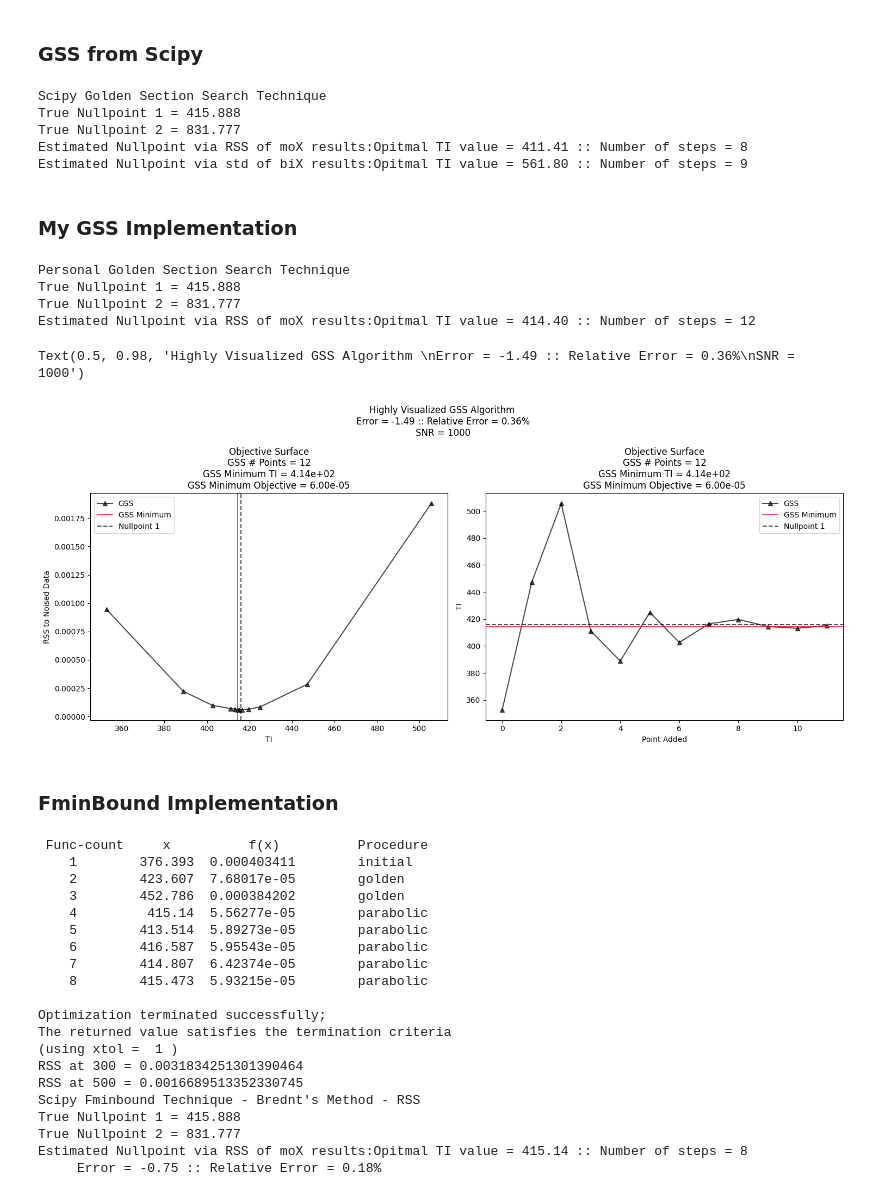
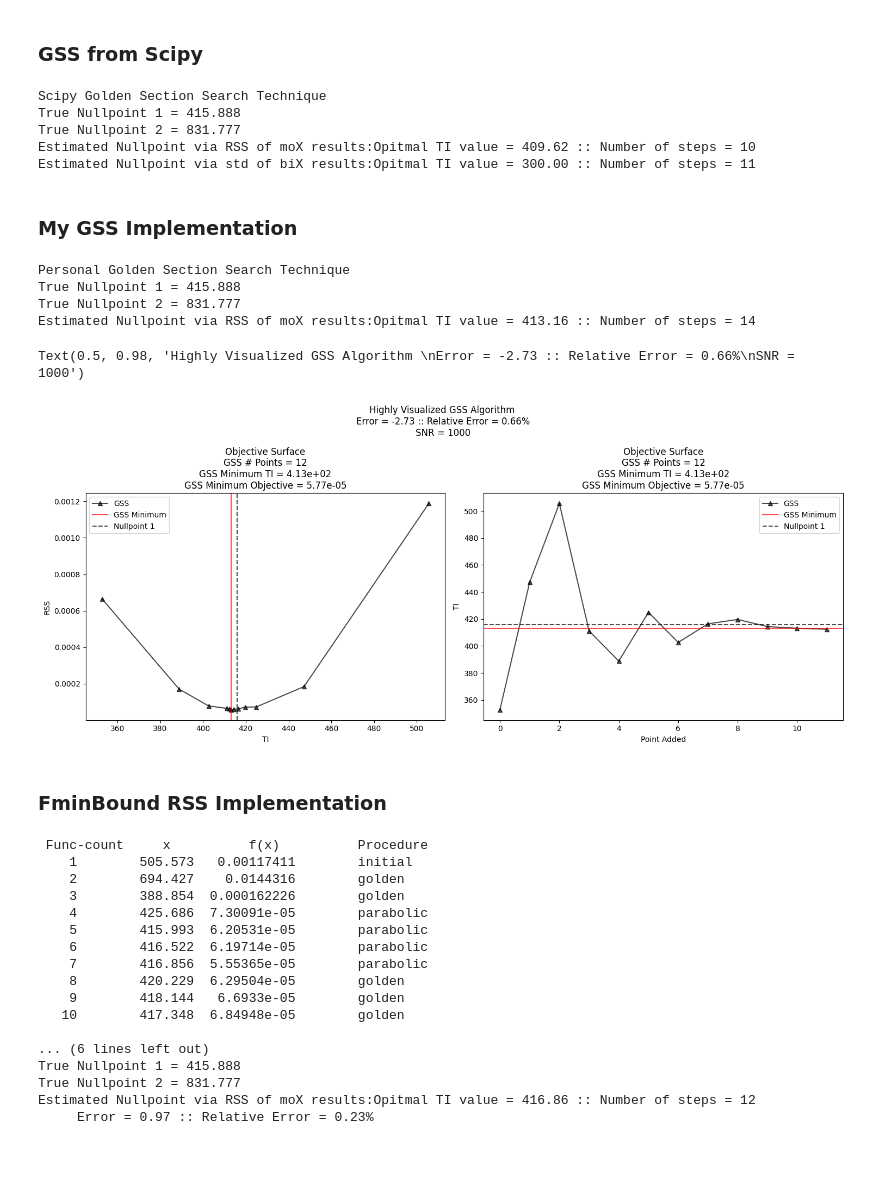
Before and after one commit to Griffin997/Stabilization, a Jupyter notebook: find_Nullpoint.ipynb, the cells around one changed output. Drawn from its saved outputs; the diff is of its cells as text; code cells hidden in the pictures; blank space fills up the shorter version.

```diff
--- a/find_Nullpoint.ipynb
+++ b/find_Nullpoint.ipynb
@@ -23,8 +23,8 @@ from matplotlib import cm
 TE_array = np.arange(8, 513, 8) #ms units
 
 #### Model parameters
-c1 = 0.5
-c2 = 0.5
+c1 = 0.4
+c2 = 0.6
 T21 = 45
 T22 = 200
 T11 = 600
@@ -40,4 +40,7 @@ TI2star = np.log(2)*T12
 SNR_fixed = 1000
 num_iters = 10
 rand_seed = 10
-num_starts = 10
+num_starts = 15
+
+print(TI1star)
+print(TI2star)
@@ -67,10 +73,10 @@ def add_noise(data,SNR):
 def get_func_bounds(function):
     f_name = function.__name__
     if f_name == "S_biX_4p":
-        lower_bound = (-1,-1,1,1)
+        lower_bound = (-1,-1,0,0)
         upper_bound = (1,1,300,1000)
     elif f_name == "S_moX_2p":
-        lower_bound = (-1,1)
+        lower_bound = (-1,0)
         upper_bound = (1,1000)
     else:
         raise Exception("Not a valid function: " + f_name)
@@ -88,6 +94,16 @@ def get_param_list(function):
 
     return params
 
+def set_p0(lb, ub, seed_val = 1, random = True):
+    true_params = [T11, T12, c1, c2, T21, T22]
+    if random:
+        # np.random.seed(seed_val)
+        p0 = [np.random.uniform(lb[i],ub[i]) for i in range(len(lb))]
+    else:
+        p0 = true_params
+
+    return p0
+
 def convert_fullOutput(output):
 
     if np.size(output)==3 or np.size(output)==5: #in the case of golden search methods
@@ -117,7 +133,7 @@ def check_param_order(popt):
 def estimate_NLLS(data, tdata, function):
 
     lb, ub = get_func_bounds(function)
-    init_p = tuple(np.add(np.subtract(ub,lb)*np.random.uniform(0,1,np.size(lb)),lb))
+    init_p = set_p0(lb, ub)
     popt, pcov = curve_fit(function, tdata, data, bounds = (lb, ub), p0=init_p, max_nfev = 1500)
     popt = check_param_order(popt)
 
@@ -267,8 +283,8 @@ print("Estimated Nullpoint via std of biX results:" + convert_fullOutput(GSS_biX
 Scipy Golden Section Search Technique
 True Nullpoint 1 = 415.888
 True Nullpoint 2 = 831.777
-Estimated Nullpoint via RSS of moX results:Opitmal TI value = 411.41 :: Number of steps = 8
-Estimated Nullpoint via std of biX results:Opitmal TI value = 561.80 :: Number of steps = 9
+Estimated Nullpoint via RSS of moX results:Opitmal TI value = 409.62 :: Number of steps = 10
+Estimated Nullpoint via std of biX results:Opitmal TI value = 300.00 :: Number of steps = 11
 # %% [markdown]
 ### My GSS Implementation
 # %%
@@ -287,68 +303,68 @@ print("Estimated Nullpoint via RSS of moX results:" + convert_fullOutput(oGSS_mo
 
 fig, ax = plt.subplots(1,2,figsize=(15,6.5), tight_layout=True)
 ax[0].plot(TI_GSS_list_sorted, obj_GSS_list_sorted, label = 'GSS', alpha = 0.7, color ='k', ls = '-', marker = '^')
 ax[0].axvline(x=oGSS_moX_RSS[0], label = 'GSS Minimum', alpha = 0.7, color ='r', ls = '-')
 ax[0].axvline(x=TI1star, label = 'Nullpoint 1', alpha = 0.7, color ='k', ls = '--')
 ax[0].set_xlabel('TI')
-ax[0].set_ylabel('RSS to Noised Data')
+ax[0].set_ylabel('RSS')
 ax[0].set_title('Objective Surface' +
                 '\nGSS # Points = ' + str(oGSS_moX_RSS[2]) +
                 '\nGSS Minimum TI = {:.2e}'.format(oGSS_moX_RSS[0]) +
                 '\nGSS Minimum Objective = {:.2e}'.format(oGSS_moX_RSS[1]))
 ax[0].legend()
 
 ax[1].plot(TI_GSS_list, label = 'GSS', alpha = 0.7, color ='k', ls = '-', marker = '^')
 ax[1].axhline(y=oGSS_moX_RSS[0], label = 'GSS Minimum', alpha = 0.7, color ='r', ls = '-')
 ax[1].axhline(y=TI1star, label = 'Nullpoint 1', alpha = 0.7, color ='k', ls = '--')
 ax[1].set_xlabel('Point Added')
 ax[1].set_ylabel('TI')
 ax[1].set_title('Objective Surface' +
                 '\nGSS # Points = ' + str(oGSS_moX_RSS[2]) +
                 '\nGSS Minimum TI = {:.2e}'.format(oGSS_moX_RSS[0]) +
                 '\nGSS Minimum Objective = {:.2e}'.format(oGSS_moX_RSS[1]))
 ax[1].legend()
 
 fig.suptitle("Highly Visualized GSS Algorithm " +
             "\nError = {:.2f} :: Relative Error = {:.2f}%".format(oGSS_moX_RSS[0] - TI1star,np.abs(TI1star-oGSS_moX_RSS[0])/TI1star*100) +
             "\nSNR = {:.0f}".format(SNR_fixed))
 # %% [output]
 Personal Golden Section Search Technique
 True Nullpoint 1 = 415.888
 True Nullpoint 2 = 831.777
-Estimated Nullpoint via RSS of moX results:Opitmal TI value = 414.40 :: Number of steps = 12
+Estimated Nullpoint via RSS of moX results:Opitmal TI value = 413.16 :: Number of steps = 14
-Text(0.5, 0.98, 'Highly Visualized GSS Algorithm \nError = -1.49 :: Relative Error = 0.36%\nSNR = 1000')
+Text(0.5, 0.98, 'Highly Visualized GSS Algorithm \nError = -2.73 :: Relative Error = 0.66%\nSNR = 1000')
-[figure, old version]
+[figure, new version]
 # %% [markdown]
-### FminBound Implementation
+### FminBound RSS Implementation
 # %%
-FMB_moX_RSS = fminbound(lambda TI: calc_RSS_noise(TI, TE_array, S_moX_2p), 300, 500, xtol = 10**0, full_output = True, disp = 3)
+low_TI = 200
+high_TI= 1000
+
+FMB_moX_RSS = fminbound(lambda TI: calc_RSS_noise(TI, TE_array, S_moX_2p), low_TI, high_TI, xtol = 10**0, full_output = True, disp = 3)
 
 
-print("RSS at 300 = " + str(calc_RSS_noise(300, TE_array, S_moX_2p)))
-print("RSS at 500 = " + str(calc_RSS_noise(500, TE_array, S_moX_2p)))
-print("Scipy Fminbound Technique - Brednt's Method - RSS")
+print(f"RSS at {low_TI} = " + str(calc_RSS_noise(low_TI, TE_array, S_moX_2p)))
+print(f"RSS at {high_TI} = " + str(calc_RSS_noise(high_TI, TE_array, S_moX_2p)))
+print(f"Scipy Fminbound Technique - Brednt's Method - RSS - SNR = {SNR_fixed}")
 print("True Nullpoint 1 = {:.3f}".format(TI1star))
 print("True Nullpoint 2 = {:.3f}".format(TI2star))
 print("Estimated Nullpoint via RSS of moX results:" + convert_fullOutput(FMB_moX_RSS))
 print("     Error = {:.2f} :: Relative Error = {:.2f}%".format(FMB_moX_RSS[0] - TI1star,np.abs(TI1star-FMB_moX_RSS[0])/TI1star*100))
 # %% [output]
  Func-count     x          f(x)          Procedure
-    1        376.393  0.000403411        initial
-    2        423.607  7.68017e-05        golden
-    3        452.786  0.000384202        golden
-    4         415.14  5.56277e-05        parabolic
-    5        413.514  5.89273e-05        parabolic
-    6        416.587  5.95543e-05        parabolic
-    7        414.807  6.42374e-05        parabolic
-    8        415.473  5.93215e-05        parabolic
+    1        505.573   0.00117411        initial
+    2        694.427    0.0144316        golden
+    3        388.854  0.000162226        golden
+    4        425.686  7.30091e-05        parabolic
+    5        415.993  6.20531e-05        parabolic
+    6        416.522  6.19714e-05        parabolic
+    7        416.856  5.55365e-05        parabolic
+    8        420.229  6.29504e-05        golden
+    9        418.144   6.6933e-05        golden
+   10        417.348  6.84948e-05        golden
 
-Optimization terminated successfully;
-The returned value satisfies the termination criteria
-(using xtol =  1 )
-RSS at 300 = 0.0031834251301390464
-RSS at 500 = 0.0016689513352330745
-Scipy Fminbound Technique - Brednt's Method - RSS
+... (6 lines left out)
 True Nullpoint 1 = 415.888
 True Nullpoint 2 = 831.777
-Estimated Nullpoint via RSS of moX results:Opitmal TI value = 415.14 :: Number of steps = 8
-     Error = -0.75 :: Relative Error = 0.18%
+Estimated Nullpoint via RSS of moX results:Opitmal TI value = 416.86 :: Number of steps = 12
+     Error = 0.97 :: Relative Error = 0.23%
```
Also changed, not shown: parts of 14 cells of this notebook.
